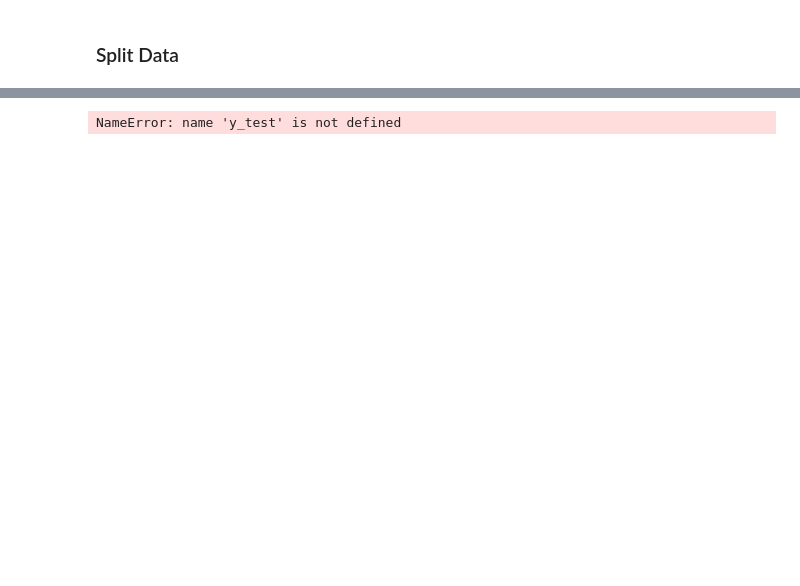
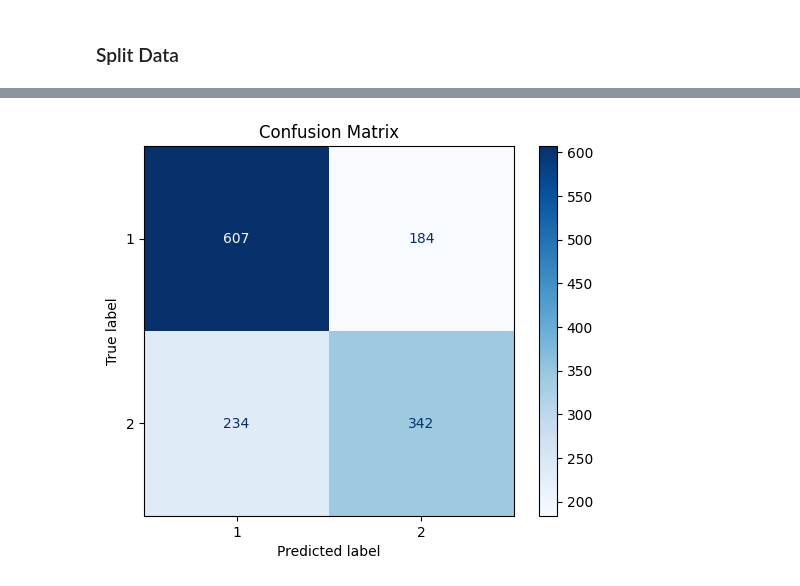
Before and after one commit to khyateed/forecasting-gentrification-nyc, a Jupyter notebook: modeling.ipynb, the cells around one changed output, grey strips where cells are left out. Cells and saved outputs as stored; diff of their text form; code cells hidden in the pictures; blank space fills up the shorter version.

```diff
--- a/modeling.ipynb
+++ b/modeling.ipynb
@@ -52,3 +36,0 @@ labels
-# %%
-df = df.merge(labels, on=['GEOID','pred_year'], how='left')
-df
@@ -70,5 +38,9 @@ df
 ### Split Data
 # %%
 # Isolate Pred Set
-pred_set = df[df.pred_year=='2026']
-train_set = df[df.pred_year!='2026']
+pred_set = df[df.pred_year=='2027']
+train_test_set = df[df.pred_year!='2027']
+
+# limit train set to vulnerable/gentrified tracts only
+train_test_set = train_test_set[train_test_set.label!=0]
+train_test_set.shape
@@ -113,18 +87,0 @@ NameError: name 'df_model' is not defined
-# %%
-logreg = LogisticRegression()
-logreg.fit(X_train, y_train)
-y_train_pred = logreg.predict(X_train)
-y_test_pred = logreg.predict(X_test)
-
-kf = KFold(n_splits=5, shuffle=True)
-cv_scores = cross_val_score(logreg, X, y, cv=kf, scoring="accuracy")
-print("CV Scores:", cv_scores)
-print("Mean Accuracy:", np.mean(cv_scores))
-
-
-
-
-# train_score = accuracy_score(y_train, y_train_pred)
-# test_score =  accuracy_score(y_test, y_test_pred)
-# print("Train Precision:", train_score)
-# print("Test Precision:", test_score)
@@ -152,13 +147,13 @@ NameError: name 'X_train' is not defined
 # %%
 # Create a confusion matrix
 cm = confusion_matrix(y_test, y_test_pred)
 
 # Display the confusion matrix
-disp = ConfusionMatrixDisplay(confusion_matrix=cm, display_labels=test['gentrified'].unique())
+disp = ConfusionMatrixDisplay(confusion_matrix=cm, display_labels=test['label'].unique())
 disp.plot(cmap=plt.cm.Blues)
 
 # Show the plot
 plt.title("Confusion Matrix")
 plt.show()
 # %% [output]
-NameError: name 'y_test' is not defined
+[figure, added]
```
Also changed, not shown: parts of 11 cells of this notebook, 2 other files.
